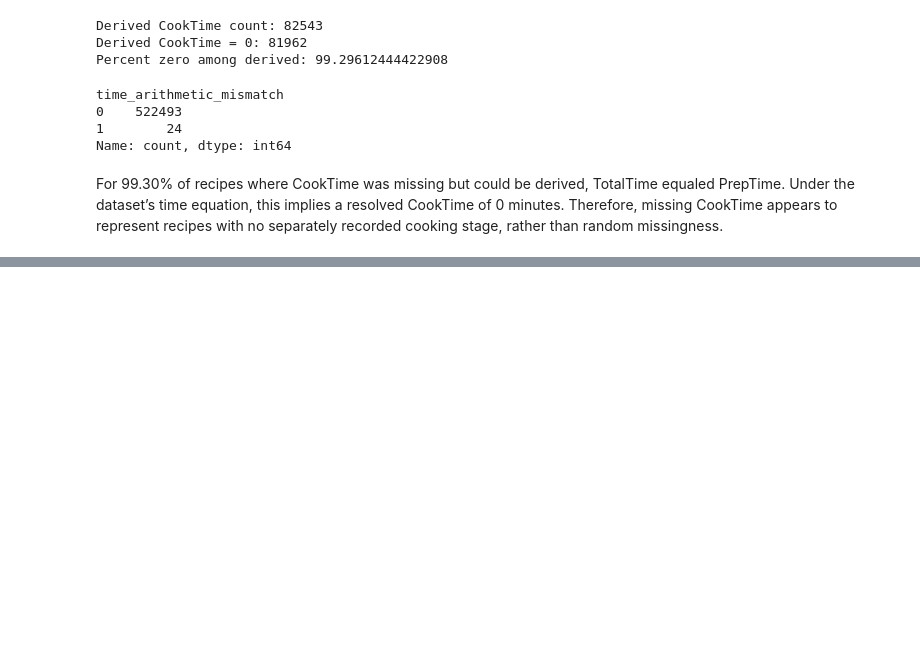
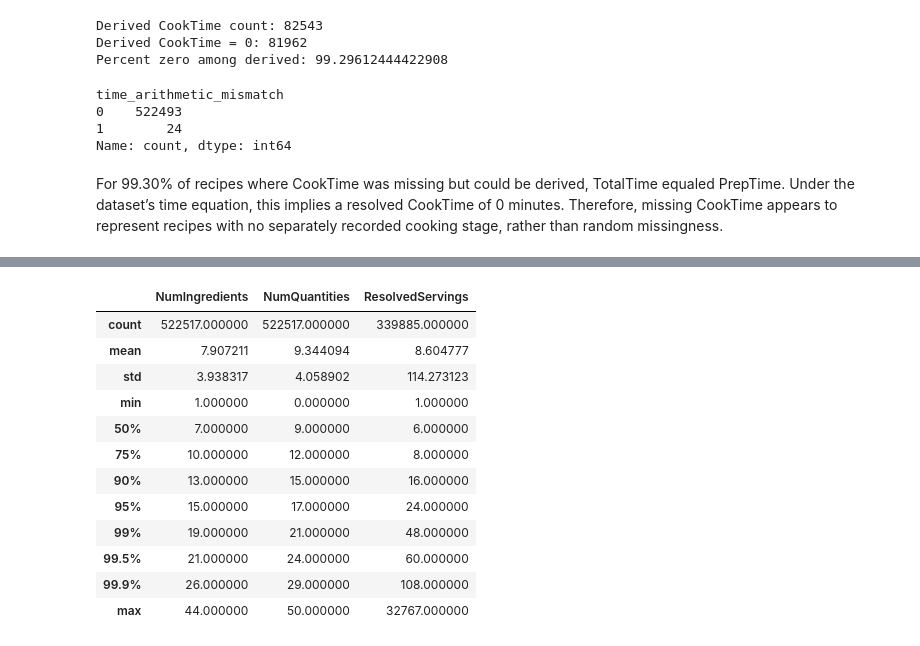
Before and after one commit to Brunix3004/recipe_recommendation_project, a Jupyter notebook: notebooks/02_week5_hypothesis_notebook.ipynb, the cells around one changed output, grey strips where cells are left out. Saved outputs shown, nothing was run; the diff lists cells and outputs as text; code cells hidden in the pictures; blank space fills up the shorter version.

```diff
--- a/notebooks/02_week5_hypothesis_notebook.ipynb
+++ b/notebooks/02_week5_hypothesis_notebook.ipynb
@@ -79,0 +169,24 @@ For 99.30% of recipes where CookTime was missing but could be derived, TotalTime
+# %%
+complexity_cols = [
+    "NumIngredients",
+    "NumQuantities",
+    "ResolvedServings",
+]
+
+resolved[complexity_cols].describe(
+    percentiles=[0.5, 0.75, 0.9, 0.95, 0.99, 0.995, 0.999]
+)
+# %% [output]
+|  | NumIngredients | NumQuantities | ResolvedServings |
+| count | 522517.000000 | 522517.000000 | 339885.000000 |
+| mean | 7.907211 | 9.344094 | 8.604777 |
+| std | 3.938317 | 4.058902 | 114.273123 |
+| min | 1.000000 | 0.000000 | 1.000000 |
+| 50% | 7.000000 | 9.000000 | 6.000000 |
+| 75% | 10.000000 | 12.000000 | 8.000000 |
+| 90% | 13.000000 | 15.000000 | 16.000000 |
+| 95% | 15.000000 | 17.000000 | 24.000000 |
+| 99% | 19.000000 | 21.000000 | 48.000000 |
+| 99.5% | 21.000000 | 24.000000 | 60.000000 |
+| 99.9% | 26.000000 | 29.000000 | 108.000000 |
+| max | 44.000000 | 50.000000 | 32767.000000 |
```
Also changed, not shown: parts of 4 cells of this notebook.
